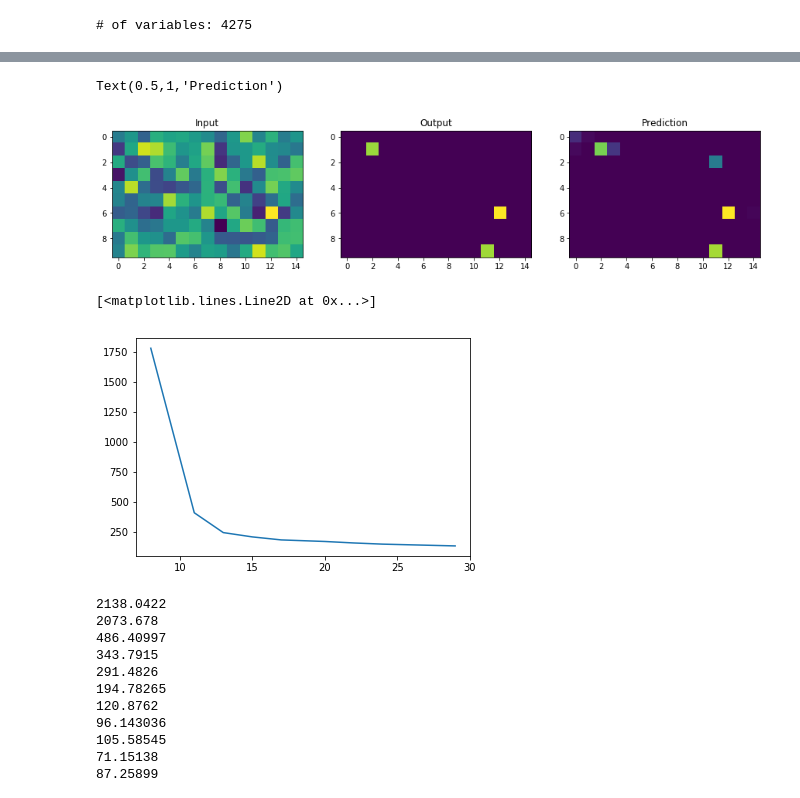
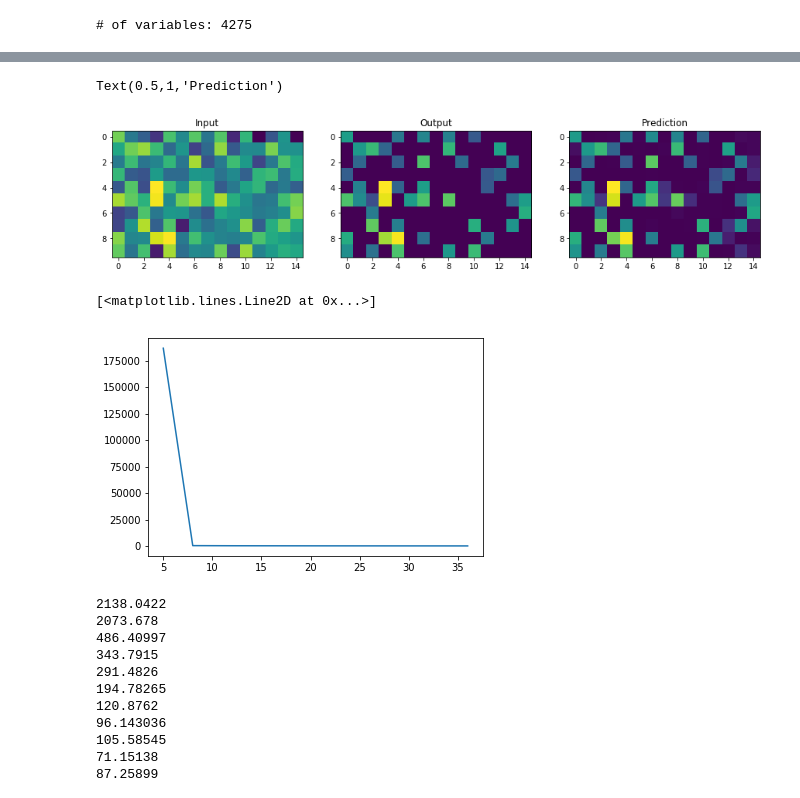
Before and after one commit to vafaei-ar/Ngene, a Jupyter notebook: notebooks/CNN_sample.ipynb, the cells around one changed output, grey strips where cells are left out. Drawn from its saved outputs; the diff is of its cells as text; code cells hidden in the pictures.

```diff
--- a/notebooks/CNN_sample.ipynb
+++ b/notebooks/CNN_sample.ipynb
@@ -20,7 +20,7 @@ def truth(x,noise=0):
     n = shp[0]
     for i in range(n):
         y[i] = x[i]+0
-        y[i][y[i]<2]=0
+        y[i][y[i]<0.5]=0
 
     if noise!=0:
         y= y+noise*x
@@ -87,8 +87,8 @@ def architecture(x_in):
     x_out = tf.nn.relu(x,name='act_3')
     return x_out
 
-model = ng.Model(nx=nx,ny=ny,n_channel=1,n_class=1,
-         restore=False,model_add='./model',arch=architecture)
+# architecture = 'arch_1'
+model = ng.Model(data_provider,restore=False,model_add='./model',arch=architecture)
 
 print('# of variables:',model.n_variables)
 # %% [output]
@@ -119,26 +112,26 @@ Epoch:9, cost= 132.133333
 # %%
 fig,(ax1,ax2,ax3) = plt.subplots(ncols=3,nrows=1,figsize=(15,7))
 
 x = data(1)
 y = truth(x,0.0)
-x_pred = model.conv(x)
+x_pred = model.predict(x)
 
 ax1.imshow(x[0,:,:,0])
 ax1.set_title('Input')
 ax2.imshow(y[0,:,:,0])
 ax2.set_title('Output')
-ax3.imshow(x_pred[:,:,0])
+ax3.imshow(x_pred[0,:,:,0])
 ax3.set_title('Prediction')
 # %% [output]
 Text(0.5,1,'Prediction')
-[figure, old version]
+[figure, new version]
 # %%
 time_steps = np.array([model.sw.array2sec(i) for i in model.training_time])[1:]
 losses = model.loss[1:]
 plt.plot(time_steps,losses)
 # %% [output]
 [<matplotlib.lines.Line2D at 0x...>]
-[figure, old version]
+[figure, new version]
 # %%
 try:
     tf.reset_default_graph()
```
Also changed, not shown: parts of 2 cells of this notebook, 2 other files.
